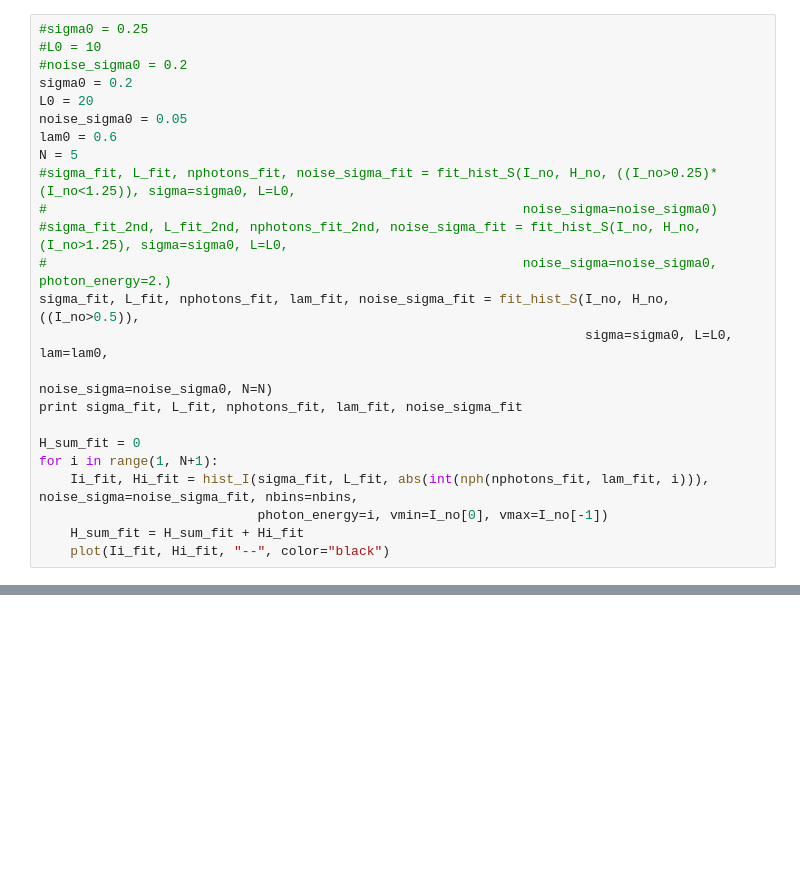
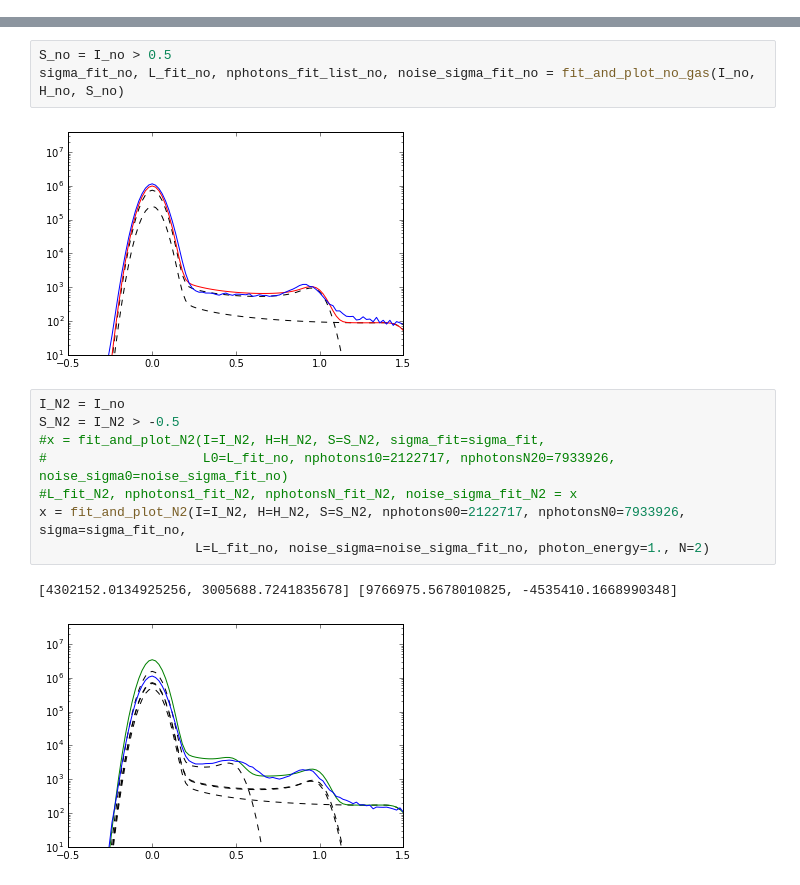
Before and after one commit to mhantke/siph, a Jupyter notebook: photon_splitting.ipynb, the cells around one changed output, grey strips where cells are left out. Saved outputs shown, nothing was run; the diff lists cells and outputs as text; blank space fills up the shorter version.

```diff
--- a/photon_splitting.ipynb
+++ b/photon_splitting.ipynb
@@ -207,24 +156,0 @@ def fit_hist_S(I, H, S, sigma=0.2, L=3, lam=0.6, noise_sigma=0.1, photon_energy=
-# %%
-#sigma0 = 0.25
-#L0 = 10
-#noise_sigma0 = 0.2
-sigma0 = 0.2
-L0 = 20
-noise_sigma0 = 0.05
-lam0 = 0.6
-N = 5
-#sigma_fit, L_fit, nphotons_fit, noise_sigma_fit = fit_hist_S(I_no, H_no, ((I_no>0.25)*(I_no<1.25)), sigma=sigma0, L=L0,
-#                                                             noise_sigma=noise_sigma0)
-#sigma_fit_2nd, L_fit_2nd, nphotons_fit_2nd, noise_sigma_fit = fit_hist_S(I_no, H_no, (I_no>1.25), sigma=sigma0, L=L0,
-#                                                             noise_sigma=noise_sigma0, photon_energy=2.)
-sigma_fit, L_fit, nphotons_fit, lam_fit, noise_sigma_fit = fit_hist_S(I_no, H_no, ((I_no>0.5)),
-                                                                      sigma=sigma0, L=L0, lam=lam0,
-                                                                      noise_sigma=noise_sigma0, N=N)
-print sigma_fit, L_fit, nphotons_fit, lam_fit, noise_sigma_fit
-
-H_sum_fit = 0
-for i in range(1, N+1):
-    Ii_fit, Hi_fit = hist_I(sigma_fit, L_fit, abs(int(nph(nphotons_fit, lam_fit, i))), noise_sigma=noise_sigma_fit, nbins=nbins,
-                            photon_energy=i, vmin=I_no[0], vmax=I_no[-1])
-    H_sum_fit = H_sum_fit + Hi_fit
-    plot(Ii_fit, Hi_fit, "--", color="black")
@@ -378,0 +227,16 @@ plot(IN_test, HN_test)
+# %%
+S_no = I_no > 0.5
+sigma_fit_no, L_fit_no, nphotons_fit_list_no, noise_sigma_fit_no = fit_and_plot_no_gas(I_no, H_no, S_no)
+# %% [output]
+[figure, added]
+# %%
+I_N2 = I_no
+S_N2 = I_N2 > -0.5
+#x = fit_and_plot_N2(I=I_N2, H=H_N2, S=S_N2, sigma_fit=sigma_fit,
+#                    L0=L_fit_no, nphotons10=2122717, nphotonsN20=7933926, noise_sigma0=noise_sigma_fit_no)
+#L_fit_N2, nphotons1_fit_N2, nphotonsN_fit_N2, noise_sigma_fit_N2 = x
+x = fit_and_plot_N2(I=I_N2, H=H_N2, S=S_N2, nphotons00=2122717, nphotonsN0=7933926, sigma=sigma_fit_no,
+                    L=L_fit_no, noise_sigma=noise_sigma_fit_no, photon_energy=1., N=2)
+# %% [output]
+[4302152.0134925256, 3005688.7241835678] [9766975.5678010825, -4535410.1668990348]
+[figure, added]
```
Also changed, not shown: parts of 20 cells of this notebook.
